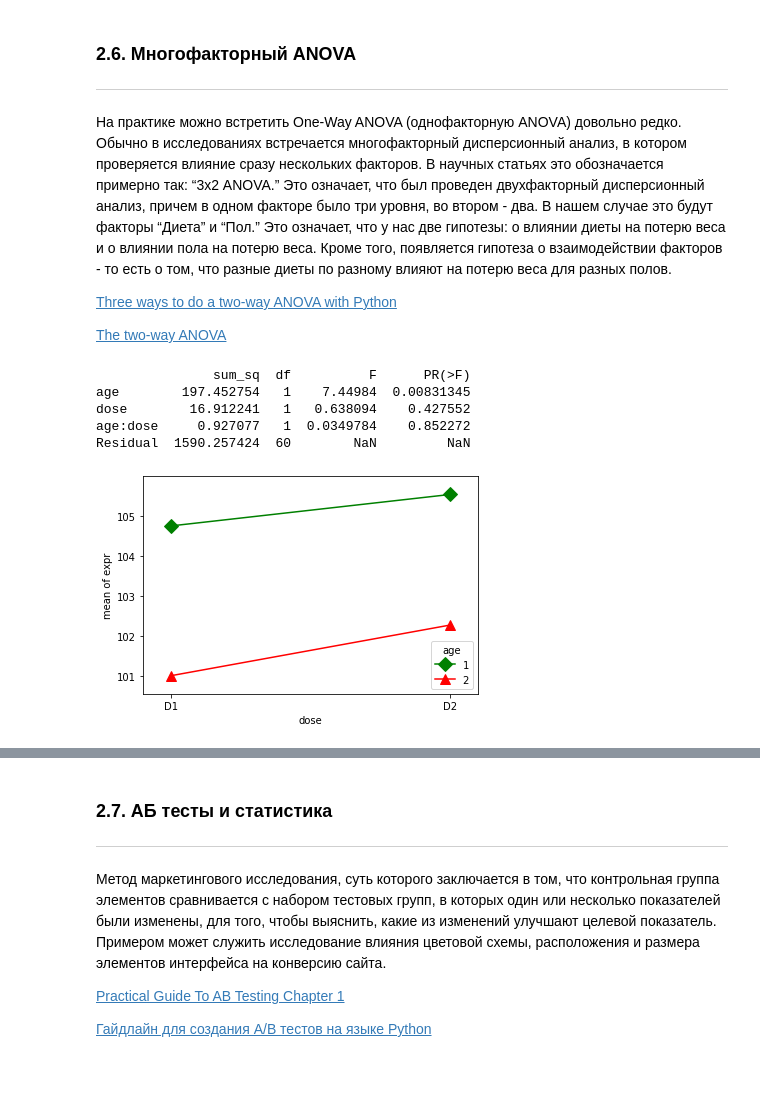
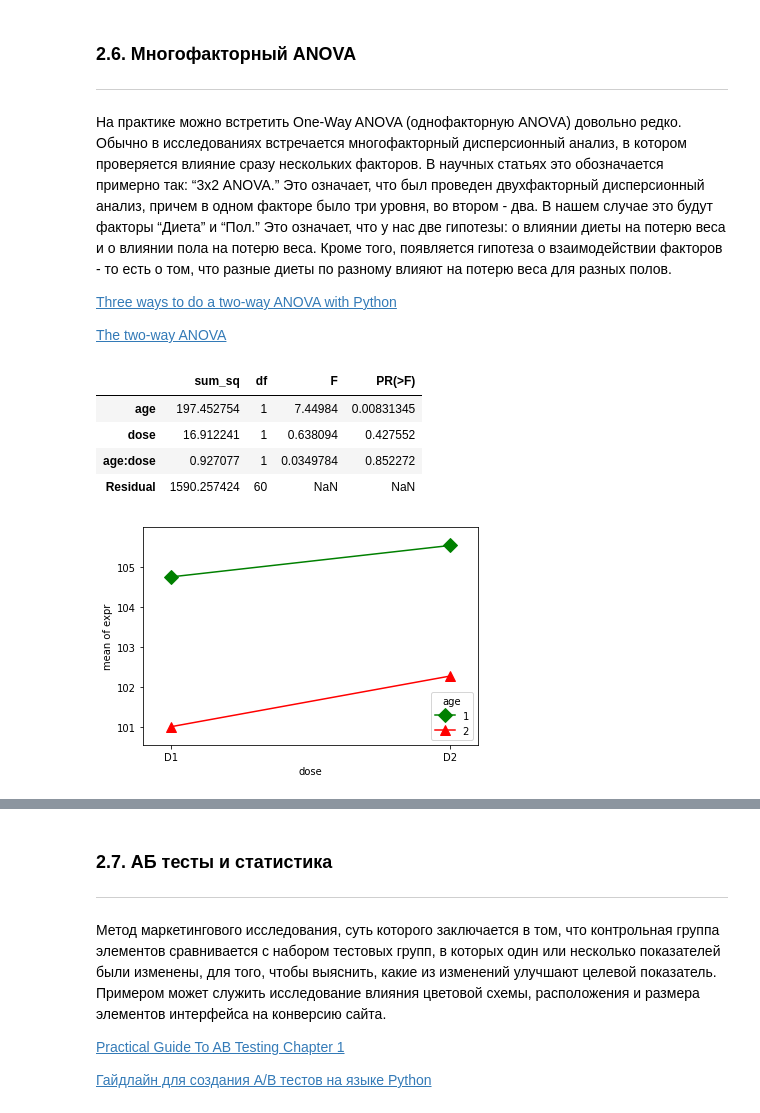
Before and after one commit to joewebkid/basics_of_statistics, a Jupyter notebook: part_1/2_Сравнение_средних.ipynb, the cells around one changed output, grey strips where cells are left out. Cells and saved outputs as stored; diff of their text form; code cells hidden in the pictures; blank space fills up the shorter version.

```diff
--- a/part_1/2_Сравнение_средних.ipynb
+++ b/part_1/2_Сравнение_средних.ipynb
@@ -700,37 +703,37 @@ grand_mean = data['expr'].mean()
 ssq_a = sum([(data[data.age ==i].expr.mean()-grand_mean)**2 for i in data.age])
 ssq_b = sum([(data[data.dose ==i].expr.mean()-grand_mean)**2 for i in data.dose])
 ssq_t = sum((data.expr - grand_mean)**2)
 spl_age=[data[data.age == i] for i in data.age.unique()]
 age_means=[[x_age[x_age.dose == d].expr.mean() for d in x_age.dose] for x_age in spl_age]
 ssq_w = sum([sum((spl_age[i].expr-age_means[i])**2) for i in range(len(data.age.unique()))])
 ssq_axb = ssq_t-ssq_a-ssq_b-ssq_w
 #Средние квадраты
 ms_a = ssq_a/df_a
 ms_b = ssq_b/df_b
 ms_axb = ssq_axb/df_axb
 ms_w = ssq_w/df_w
 #F-значения
 f_a = ms_a/ms_w
 f_b = ms_b/ms_w
 f_axb = ms_axb/ms_w
 #P-значения
 p_a = stats.f.sf(f_a, df_a, df_w)
 p_b = stats.f.sf(f_b, df_b, df_w)
 p_axb = stats.f.sf(f_axb, df_axb, df_w)
 #результаты
 results = {'sum_sq':[ssq_a, ssq_b, ssq_axb, ssq_w],
            'df':[df_a, df_b, df_axb, df_w],
            'F':[f_a, f_b, f_axb, 'NaN'],
             'PR(>F)':[p_a, p_b, p_axb, 'NaN']}
 columns=['sum_sq', 'df', 'F', 'PR(>F)']
 aov_table1 = pd.DataFrame(results, columns=columns,
                           index=['age', 'dose',
                           'age:dose', 'Residual'])
-print(aov_table1)
+aov_table1
 # %% [output]
-               sum_sq  df          F      PR(>F)
-age        197.452754   1    7.44984  0.00831345
-dose        16.912241   1   0.638094    0.427552
-age:dose     0.927077   1  0.0349784    0.852272
-Residual  1590.257424  60        NaN         NaN
+|  | sum_sq | df | F | PR(>F) |
+| age | 197.452754 | 1 | 7.44984 | 0.00831345 |
+| dose | 16.912241 | 1 | 0.638094 | 0.427552 |
+| age:dose | 0.927077 | 1 | 0.0349784 | 0.852272 |
+| Residual | 1590.257424 | 60 | NaN | NaN |
 [figure]
```
Also changed, not shown: parts of 6 cells of this notebook.
